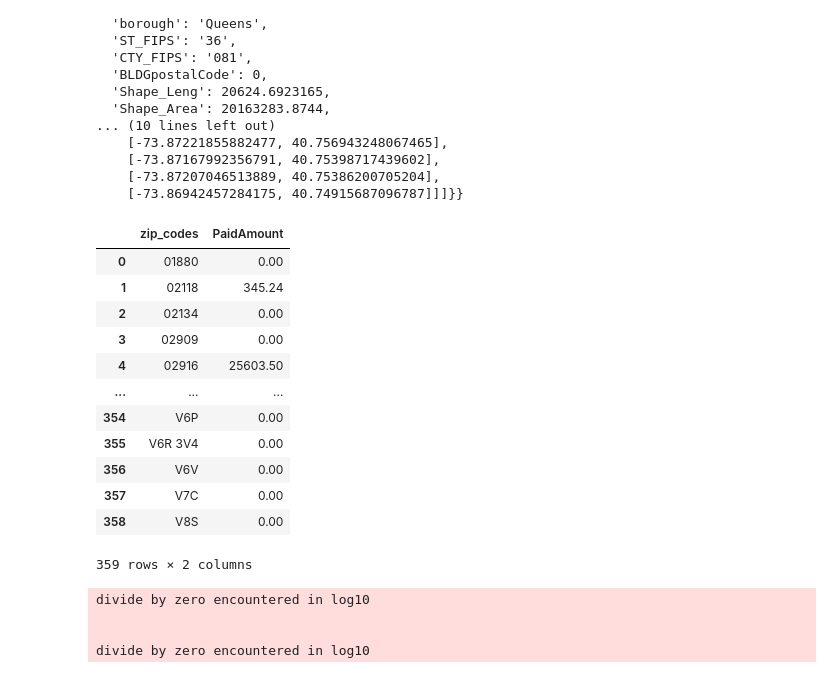
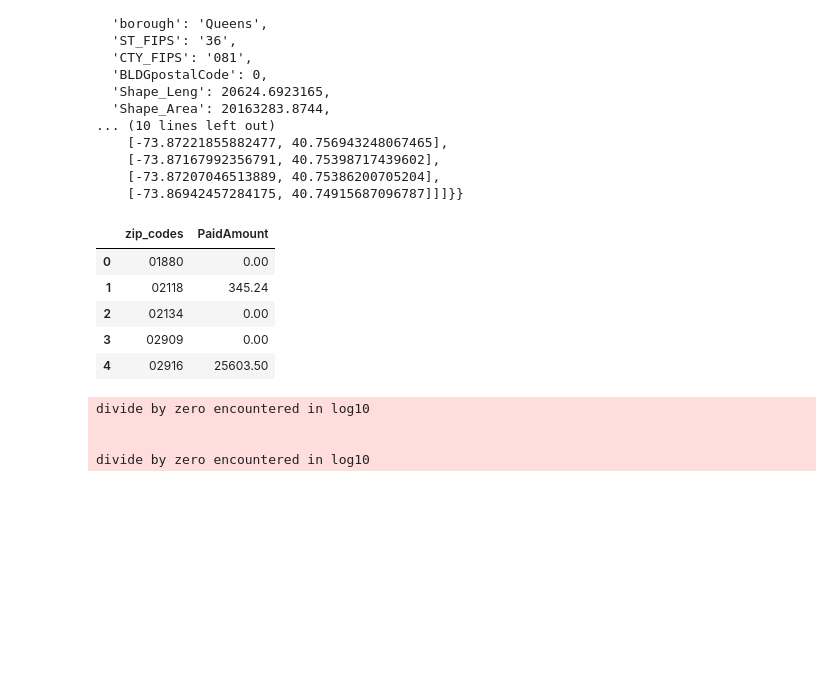
Before and after one commit to xvrgill/NYC-Municipal-Property-Analysis, a Jupyter notebook: notebooks/Municipal_Property_Damage_Analysis.ipynb, the cells around one changed output. Cells and saved outputs as stored; diff of their text form; code cells hidden in the pictures; blank space fills up the shorter version.

```diff
--- a/Municipal_Property_Damage_Analysis.ipynb
+++ b/notebooks/Municipal_Property_Damage_Analysis.ipynb
@@ -113,3 +144,4 @@ Using GoogleV3 locator API to turn abstract addresses into revised formats by:
 # %%
-geo_locator = GoogleV3(api_key='AIzaSyDyN8rWnPxDKGuRQl6vSvlJULm1HkQw8Ds')
+# API Key Not Active
+geo_locator = GoogleV3(api_key=os.environ.get('GOOGLEV3_API_KEY'))
 geocode = RateLimiter(geo_locator.geocode, min_delay_seconds=1)
@@ -268,0 +303,9 @@ Saving location data in pickle file so that the API only needs to be called once
+# %%
+should_run = None
+
+if not os.path.isfile('pickle/location_data.pickle'):
+    should_run = input('Location data file not found. Would you like to run location data? (y/n)')
+    if should_run == 'y':
+        new_location_data = extract_new_location_data(df)
+        with open('pickle/location_data.pickle', 'wb') as f:
+            pickle.dump(new_location_data, f)
@@ -315,0 +366,12 @@ df.head(5)
+# %%
+def create_lat_and_long_features(data_frame: pd.DataFrame):
+    geometry = data_frame['geometries']
+    if not geometry:
+        data_frame['latitude'] = np.nan
+        data_frame['longitude'] = np.nan
+        return data_frame
+    data_frame['latitude'] = geometry['geometry']['coordinates'][0]
+    data_frame['longitude'] = geometry['geometry']['coordinates'][1]
+    return data_frame
+# %%
+df = df.progress_apply(create_lat_and_long_features, axis=1)
@@ -340,21 +417,14 @@ areas['features'][0]
     [-73.86942457284175, 40.74915687096787]]]}}
 # %%
 paid_by_zip = df[['zip_codes', 'PaidAmount']].groupby('zip_codes').sum('PaidAmount').reset_index()
-paid_by_zip
+paid_by_zip.head()
 # %% [output]
 |  | zip_codes | PaidAmount |
 | 0 | 01880 | 0.00 |
 | 1 | 02118 | 345.24 |
 | 2 | 02134 | 0.00 |
 | 3 | 02909 | 0.00 |
 | 4 | 02916 | 25603.50 |
-| ... | ... | ... |
-| 354 | V6P | 0.00 |
-| 355 | V6R 3V4 | 0.00 |
-| 356 | V6V | 0.00 |
-| 357 | V7C | 0.00 |
-| 358 | V8S | 0.00 |
-359 rows × 2 columns
 # %%
 fig = go.Figure(
     go.Choroplethmapbox(
```
Also changed, not shown: parts of 42 cells of this notebook, 2 other files.
